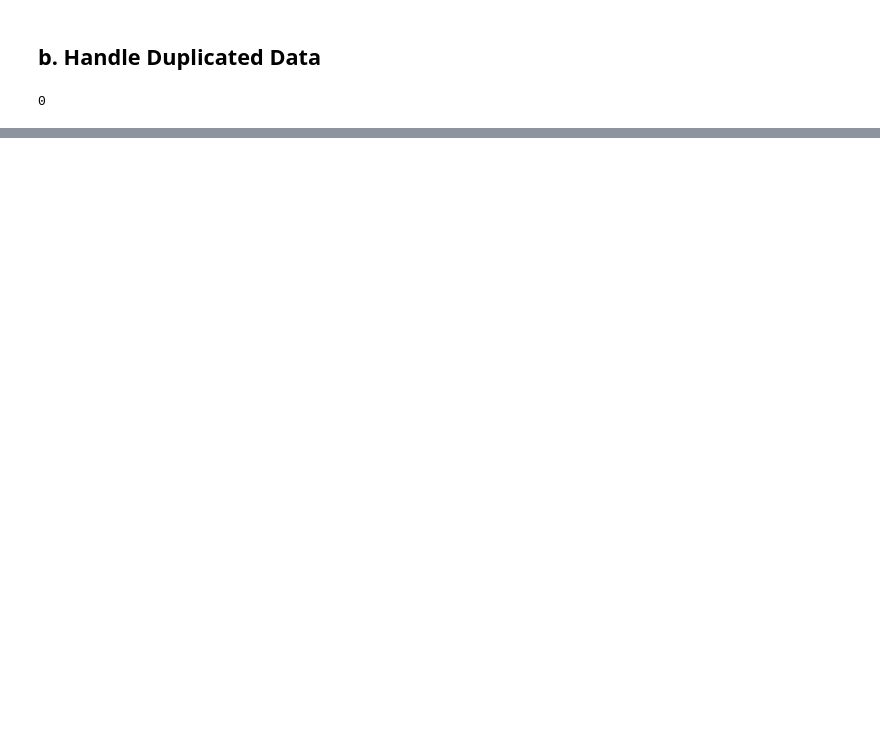
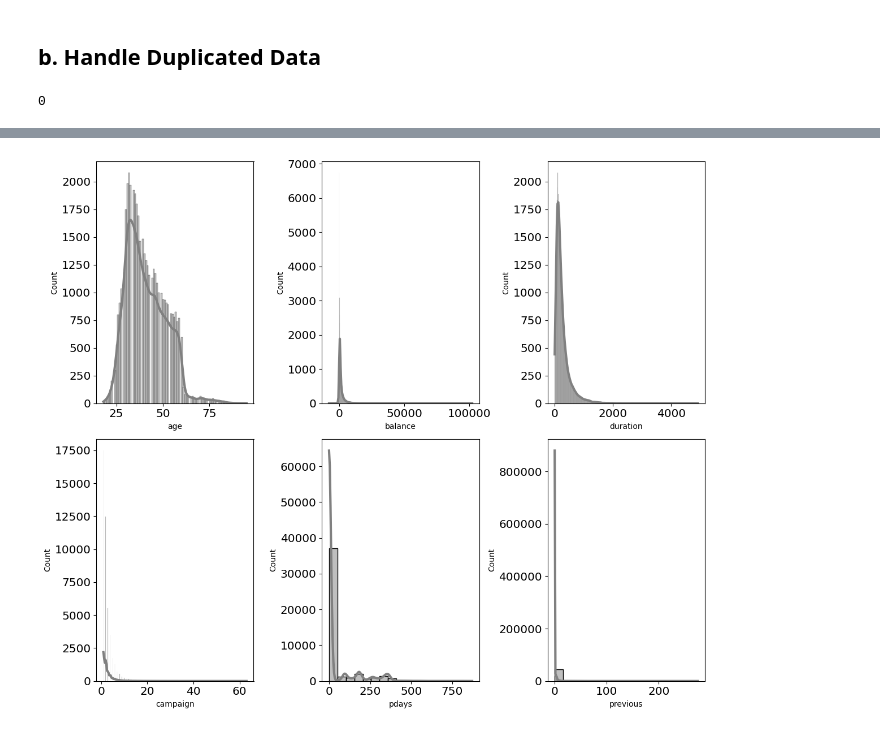
Before and after one commit to rendybk/finpro_model_masetros, a Jupyter notebook: Finpro_Phase_1.ipynb, the cells around one changed output, grey strips where cells are left out. Saved outputs shown, nothing was run; the diff lists cells and outputs as text; code cells hidden in the pictures; blank space fills up the shorter version.

```diff
--- a/Finpro_Phase_1.ipynb
+++ b/Finpro_Phase_1.ipynb
@@ -87,0 +169,11 @@ data.duplicated(subset=['age','job','marital','education','housing','loan','cont
+# %%
+plt.figure(figsize=(12, 10))
+num_columns = 3
+for i in range(0, len(nums)):
+    plt.subplot(2, num_columns, i+1)  # Mengatur 2 baris
+    sns.histplot(data[nums[i]], color='gray', kde=True)
+    plt.tight_layout()
+
+plt.show()
+# %% [output]
+[figure, added]
```
Also changed, not shown: parts of 29 cells of this notebook.
